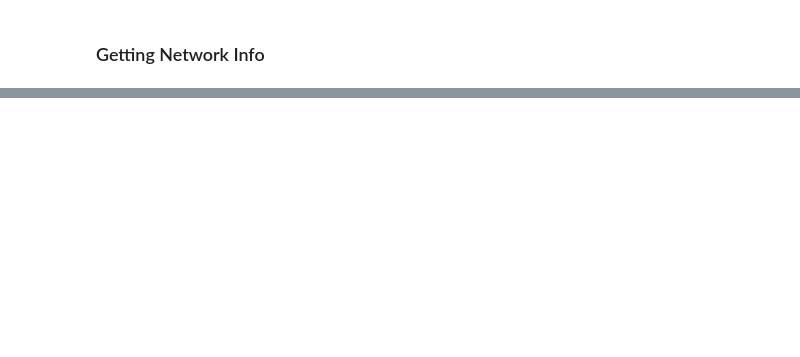
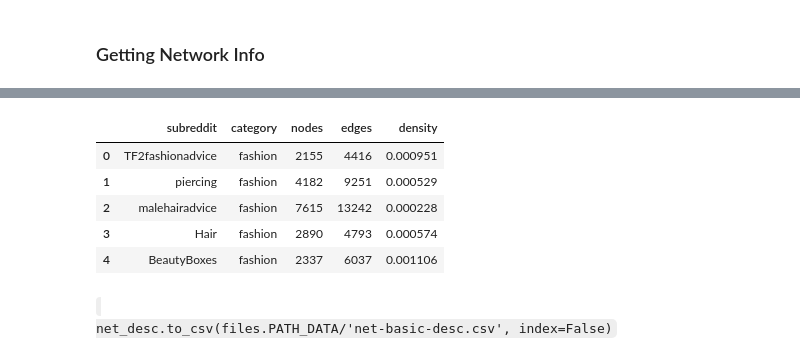
Before and after one commit to ruskirin/reddit-assortativity-analysis, a Jupyter notebook: stratified-sampling.ipynb, the cells around one changed output, grey strips where cells are left out. Drawn from its saved outputs; the diff is of its cells as text; code cells hidden in the pictures; blank space fills up the shorter version.

```diff
--- a/stratified-sampling.ipynb
+++ b/stratified-sampling.ipynb
@@ -175,0 +139,13 @@ for g, sr in net_desc.items():
+# %%
+net_desc.head()
+# %% [output]
+|  | subreddit | category | nodes | edges | density |
+| 0 | TF2fashionadvice | fashion | 2155 | 4416 | 0.000951 |
+| 1 | piercing | fashion | 4182 | 9251 | 0.000529 |
+| 2 | malehairadvice | fashion | 7615 | 13242 | 0.000228 |
+| 3 | Hair | fashion | 2890 | 4793 | 0.000574 |
+| 4 | BeautyBoxes | fashion | 2337 | 6037 | 0.001106 |
+# %% [markdown]
+<code>
+net_desc.to_csv(files.PATH_DATA/'net-basic-desc.csv', index=False)
+</code
```
Also changed, not shown: parts of 49 cells of this notebook, 4 other files.
